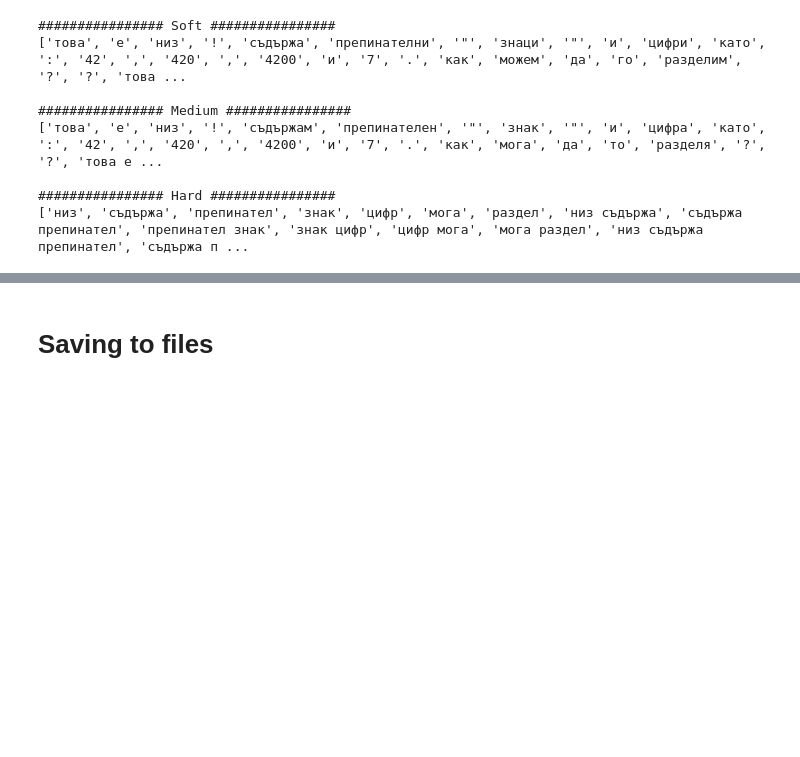
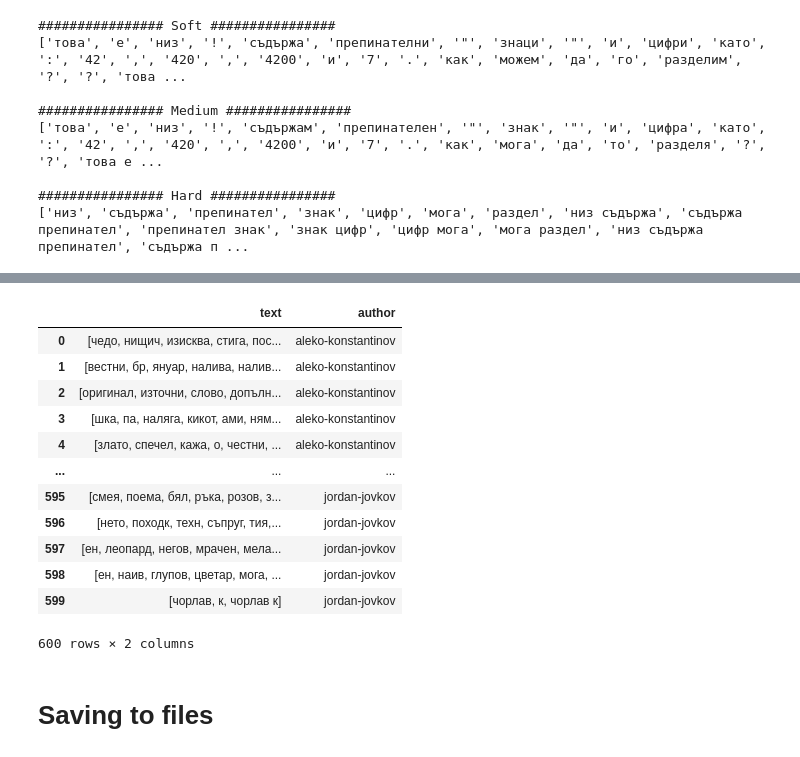
Before and after one commit to SimeonHristov99/ati, a Jupyter notebook: src/03_data_preparation.ipynb, the cells around one changed output, grey strips where cells are left out. Saved outputs shown, nothing was run; the diff lists cells and outputs as text; code cells hidden in the pictures; blank space fills up the shorter version.

```diff
--- a/src/03_data_preparation.ipynb
+++ b/src/03_data_preparation.ipynb
@@ -116,5 +124,19 @@ print(df_full_hard['text'][0][-20:])
 # %%
-df_full_hard.head()
+df_full_hard
+# %% [output]
+|  | text | author |
+| 0 | [чедо, нищич, изисква, стига, пос... | aleko-konstantinov |
+| 1 | [вестни, бр, януар, налива, налив... | aleko-konstantinov |
+| 2 | [оригинал, източни, слово, допълн... | aleko-konstantinov |
+| 3 | [шка, па, наляга, кикот, ами, ням... | aleko-konstantinov |
+| 4 | [злато, спечел, кажа, о, честни, ... | aleko-konstantinov |
+| ... | ... | ... |
+| 595 | [смея, поема, бял, ръка, розов, з... | jordan-jovkov |
+| 596 | [нето, походк, техн, съпруг, тия,... | jordan-jovkov |
+| 597 | [ен, леопард, негов, мрачен, мела... | jordan-jovkov |
+| 598 | [ен, наив, глупов, цветар, мога, ... | jordan-jovkov |
+| 599 | [чорлав, к, чорлав к] | jordan-jovkov |
+600 rows × 2 columns
 # %% [markdown]
 # Saving to files
 # %%
```
Also changed, not shown: parts of 2 cells of this notebook, 7 other files.
